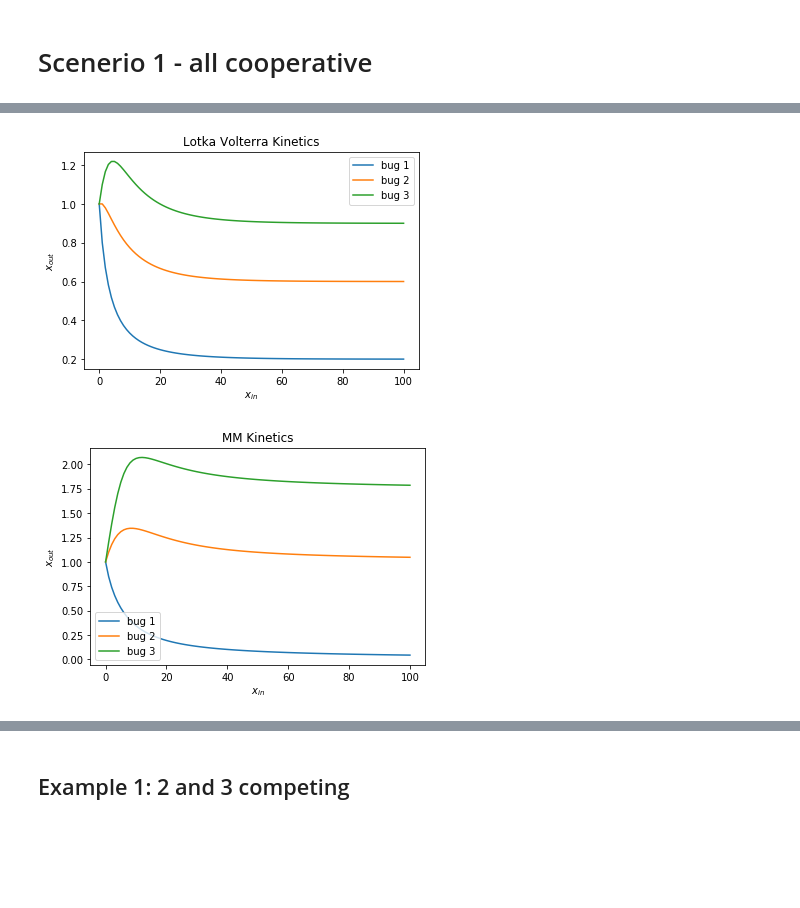
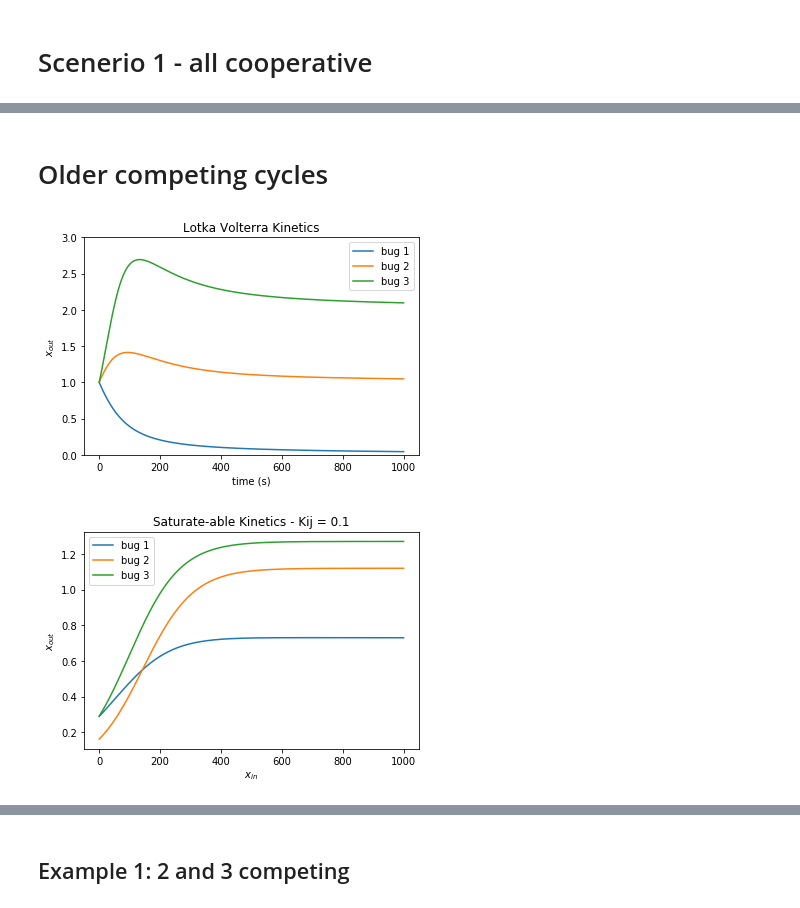
Before and after one commit to jendawkins/prod_of_experts, a Jupyter notebook: 3D data generation.ipynb, the cells around one changed output, grey strips where cells are left out. Drawn from its saved outputs; the diff is of its cells as text; code cells hidden in the pictures; blank space fills up the shorter version.

```diff
--- a/3D data generation.ipynb
+++ b/3D data generation.ipynb
@@ -1,3 +6,8 @@
+# %%
+impath = '/Users/jendawk/Dropbox (MIT)/Apps/Overleaf/Data Generation/'
+# %%
+tm = 10
+resolution = 0.01
 # %%
 import numpy as np
 import matplotlib.pyplot as plt
@@ -76,3 +81,5 @@ Get lotka volterra to be unstable and then stabilize that through saturable lotk
+# %%
+tvec = np.arange(0,tm+resolution,resolution)
 # %%
 a = np.array([[-1, 0, 1],[1, -1, 1],[0, 1, -1]])
 r = np.array([1,1,1])
@@ -120,30 +338,43 @@ resolution=.1
+# %% [markdown]
+# Older competing cycles
 # %%
-a = np.array([[-2, -1, 0],[1, -2, 0],[1, 1, -2]])
+d = 1
+a = np.array([[-1, -d, 0],[d, -1, 0],[d, d, -1]])
 r = np.array([1,1,1])
 b = np.ones(a.shape)
 
-o = generate_data(a,b,r,resolution,0,xin = np.array([[1,1,1]]))[0]
+resolution = .01
+tm = 10
+num_bugs = a.shape[0]
+o = generate_data(a,b,r,resolution,0,xin = np.array([[1,1,1]]), time = tm)[0]
 for bb in range(num_bugs):
     plt.plot(o[:,bb],label = 'bug ' + str(bb+1))
     plt.legend()
     plt.title('Lotka Volterra Kinetics')
-    plt.xlabel(r'$x_{in}$')
+    plt.xlabel('time (s)')
     plt.ylabel(r'$x_{out}$')
+    plt.ylim([0,3])
+plt.savefig(impath + 'lv_competing2_time' + str(tm) + '_dt' + str(resolution).replace('.','-') + '_gain' + str(d)+'.png')
 plt.show()
 # %% [output]
-[figure, old version]
+[figure, new version]
 # %%
-a = np.array([[-2, -1, 0],[2, -1, 0],[2, 2, -1]])
-r = np.array([1,1,1])
-b = np.ones(a.shape)
+d=2
+a = np.array([[-1, -d, 0],[d, -1, 0],[d, d, -1]])
+num_bugs = a.shape[0]
+resolution = .01
+tm = 10
+for bval in np.arange(.1,1,.1):
+    b = bval*np.ones(a.shape)
 
-o = generate_data(a,b,r,resolution,1,4,xin = np.array([[1,1,1]]))[0]
-for bb in range(num_bugs):
-    plt.plot(o[:,bb],label = 'bug ' + str(bb+1))
-    plt.legend()
-    plt.title('MM Kinetics')
-    plt.xlabel(r'$x_{in}$')
-    plt.ylabel(r'$x_{out}$')
-plt.show()
+    o = generate_data(a,b,r,resolution,1, time = tm)[0]
+    for bb in range(num_bugs):
+        plt.plot(o[:,bb],label = 'bug ' + str(bb+1))
+        plt.legend()
+        plt.title('Saturate-able Kinetics - Kij = ' + str(bval))
+        plt.xlabel(r'$x_{in}$')
+        plt.ylabel(r'$x_{out}$')
+    plt.savefig(impath +'mm_competing_time' + str(tm) + '_dt' + str(resolution).replace('.','-') + '_bval' + str(np.round(bval,1)).replace('.','-')+ '.png')
+    plt.show()
 # %% [output]
-[figure, old version]
+[figure, new version]
```
Also changed, not shown: parts of 26 cells of this notebook, 4 other files.
